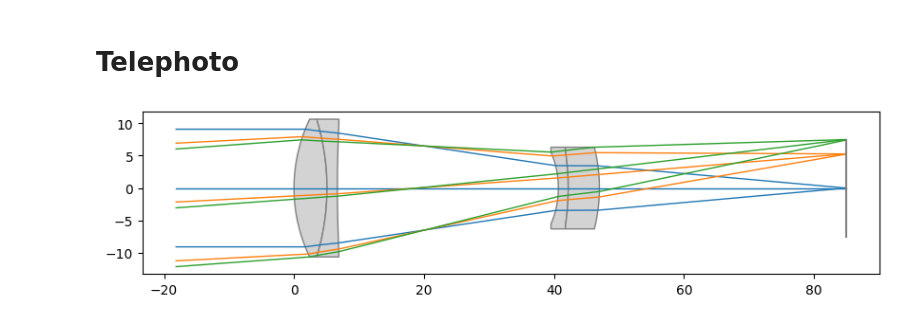
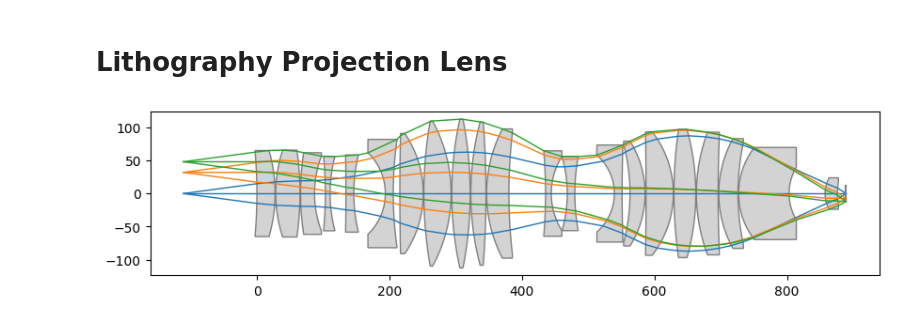
Before and after one commit to HarrisonKramer/optiland, a Jupyter notebook: docs/gallery/specialized_lenses/lithography.ipynb, the cells around one changed output. Saved outputs shown, nothing was run; the diff lists cells and outputs as text; code cells hidden in the pictures.

```diff
--- a/docs/gallery/specialized_lenses/lithography.ipynb
+++ b/docs/gallery/specialized_lenses/lithography.ipynb
@@ -1,4 +1,4 @@
-# %% [markdown]
-# Telephoto
+# %% [markdown]
+# Lithography Projection Lens
 # %%
 import numpy as np
@@ -36,5 +103,5 @@ class Telephoto(optic.Optic):
 # %%
-lens = Telephoto()
+lens = UVProjectionLens()
 lens.draw()
 # %% [output]
-[figure, old version]
+[figure, new version]
```
Also changed, not shown: parts of 3 cells of this notebook, 4 other files.
